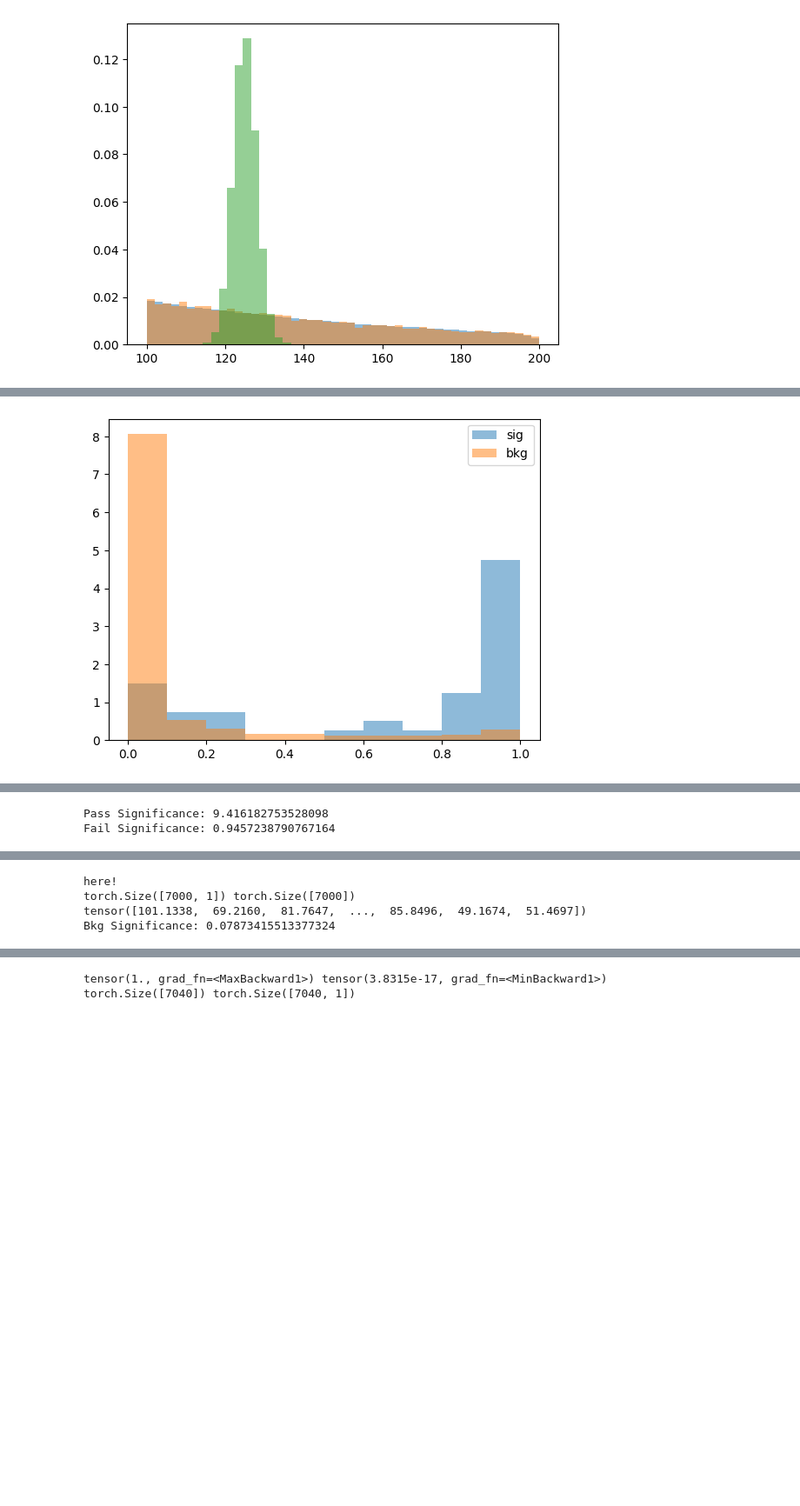
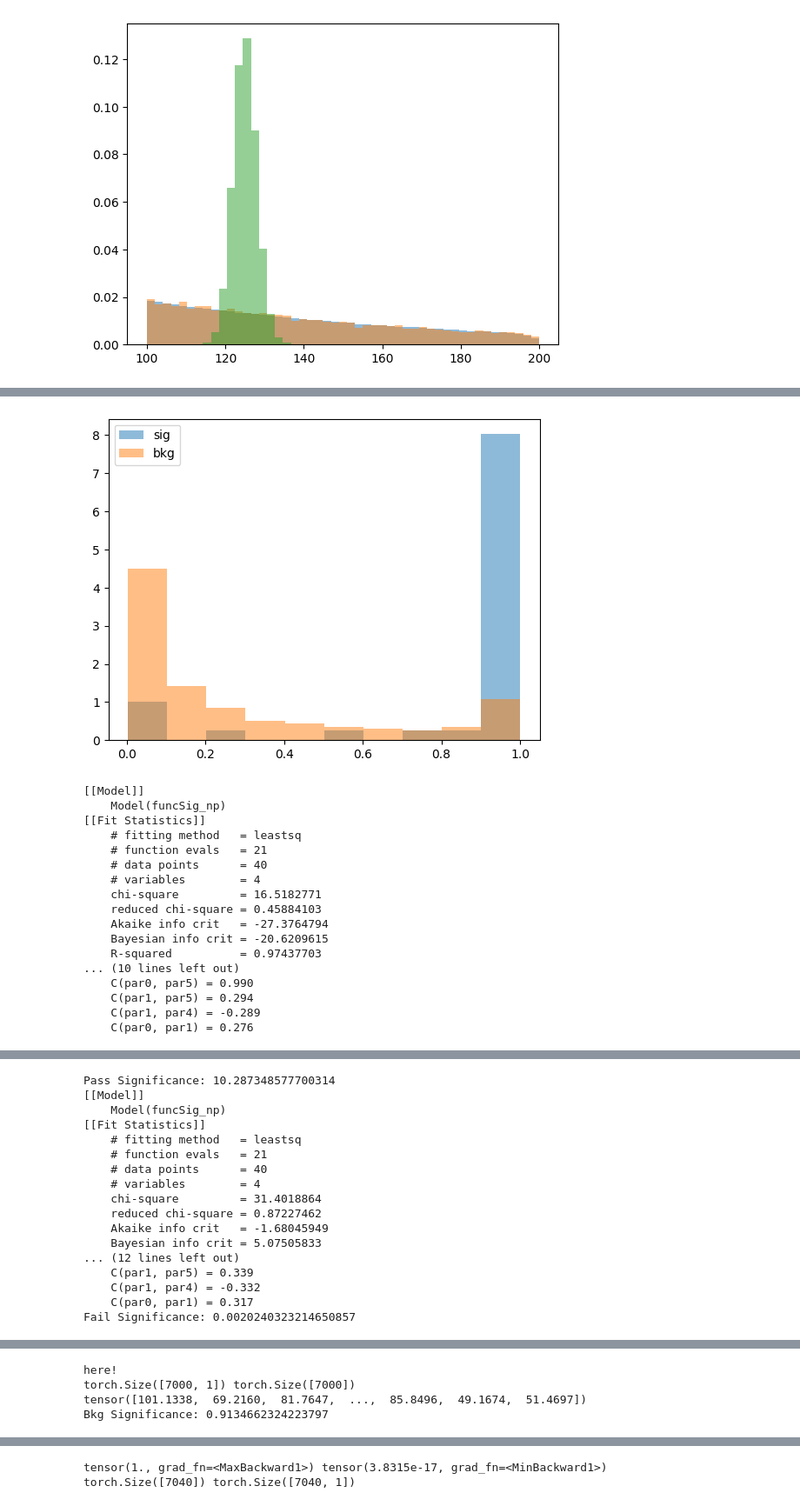
Before and after one commit to violatingcp/CWOLAToy, a Jupyter notebook: bbgg_clean.ipynb, the cells around one changed output, grey strips where cells are left out. Shown at 87% size. Cells and saved outputs as stored; diff of their text form; code cells hidden in the pictures; blank space fills up the shorter version.

```diff
--- a/bbgg_clean.ipynb
+++ b/bbgg_clean.ipynb
@@ -128,8 +128,8 @@ print(len(dataset),len(dataset2))
 %autoreload 2
 from splitfitter import simple_MLPFit_lmfit,fitGausLin,fitGausPowLaw,fitGausFlat,fitGausDijet,fitGausBern,plotPerf,plotCheck
 # %%
-model_basic = simple_MLPFit_lmfit(dataset,10,k_fold=1,nhidden=32,out_channels=1,act_out=False,n_epochs=10,fit_opt=2,bkg_loss=1.0,iFitPFunc=fitGausBern(),iFitFFunc=fitGausBern(),
+model_basic = simple_MLPFit_lmfit(dataset,10,k_fold=1,nhidden=32,out_channels=1,act_out=False,n_epochs=10,fit_opt=2,bkg_loss=10.0,iFitPFunc=fitGausBern(),iFitFFunc=fitGausBern(),
                                 massDeco=0.,mc_data=mcdataset,bkgPressure=True,lambScale=0.0,batch_size=7040,lambvar=0.)
-model_basic.pretrain(dataset2,5000,21)
+model_basic.pretrain(dataset3,5000,21)
 #model_basic.train(51)
 # %% [output]
@@ -139,6 +139,25 @@ Epoch: 20 LOSS train: 7.85880184173584
 Checkpoint saved to checkpoint.pth
 # %%
+#model_basic.otlossdiff = 100
+model_basic.reloadData(dataset)
 model_basic.train(20,iLoad=True)
 plotPerf(sig,bkg,model_basic)
 # %% [output]
-[figure, old version]
+[figure, new version]
+[[Model]]
+    Model(funcSig_np)
+[[Fit Statistics]]
+    # fitting method   = leastsq
+    # function evals   = 21
+    # data points      = 40
+    # variables        = 4
+    chi-square         = 16.5182771
+    reduced chi-square = 0.45884103
+    Akaike info crit   = -27.3764794
+    Bayesian info crit = -20.6209615
+    R-squared          = 0.97437703
+... (10 lines left out)
+    C(par0, par5) = 0.990
+    C(par1, par5) = 0.294
+    C(par1, par4) = -0.289
+    C(par0, par1) = 0.276
@@ -146,2 +165,17 @@ plotPerf(sig,bkg,model_basic)
-Pass Significance: 9.416182753528098
-Fail Significance: 0.9457238790767164
+Pass Significance: 10.287348577700314
+[[Model]]
+    Model(funcSig_np)
+[[Fit Statistics]]
+    # fitting method   = leastsq
+    # function evals   = 21
+    # data points      = 40
+    # variables        = 4
+    chi-square         = 31.4018864
+    reduced chi-square = 0.87227462
+    Akaike info crit   = -1.68045949
+    Bayesian info crit = 5.07505833
+... (12 lines left out)
+    C(par1, par5) = 0.339
+    C(par1, par4) = -0.332
+    C(par0, par1) = 0.317
+Fail Significance: 0.0020240323214650857
@@ -149,4 +183,4 @@ Fail Significance: 0.9457238790767164
-here!
-torch.Size([7000, 1]) torch.Size([7000])
-tensor([101.1338,  69.2160,  81.7647,  ...,  85.8496,  49.1674,  51.4697])
-Bkg Significance: 0.07873415513377324
+here!
+torch.Size([7000, 1]) torch.Size([7000])
+tensor([101.1338,  69.2160,  81.7647,  ...,  85.8496,  49.1674,  51.4697])
+Bkg Significance: 0.9134662324223797
```
Also changed, not shown: parts of 6 cells of this notebook.
